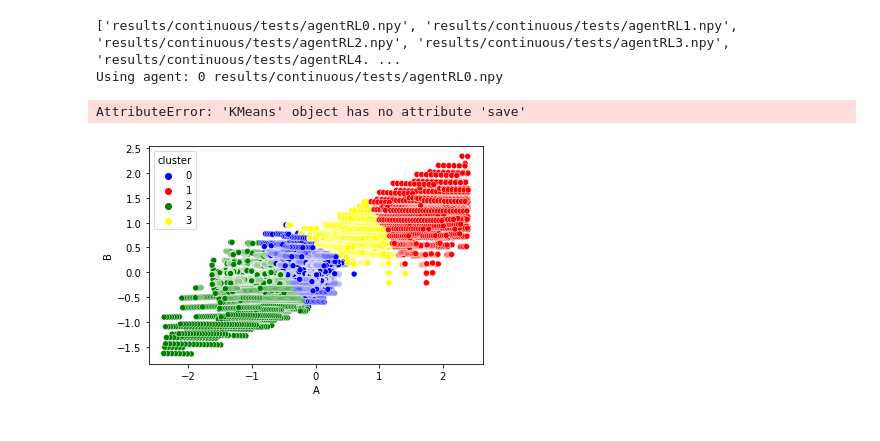
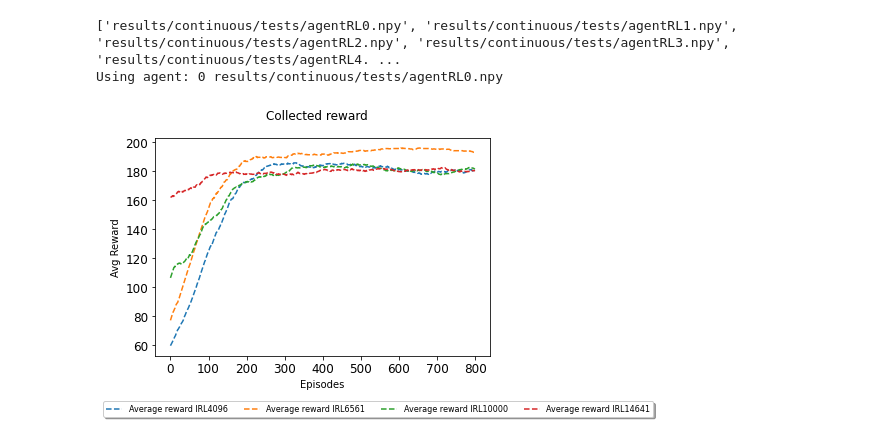
Before and after one commit to mwizard1010/robot-control, a Jupyter notebook: Code/Kmean_scatter.ipynb, the cells around one changed output. Saved outputs shown, nothing was run; the diff lists cells and outputs as text; code cells hidden in the pictures.

```diff
--- a/Code/Kmean_scatter.ipynb
+++ b/Code/Kmean_scatter.ipynb
@@ -3,7 +3,9 @@ import seaborn as sns
 from sklearn.cluster import KMeans
 from agent.ContinuousAgent import CartPoleAgentCont
 from util.Agent import select_agent
+from continuous import trainAgent
 import pickle
+
 
 resultsFolder = 'results/continuous/tests/'
 agent = CartPoleAgentCont()
@@ -14,19 +16,51 @@ print('Using agent:', number, teacherPath)
 with open(resultsFolder + 'agentRL3.npy_gmodelstate', "rb") as f:
     states = pickle.load(f)
 
+teacherAgent.generalise_model = KMeans(n_clusters=6561, n_init=10)
+teacherAgent.generalise_model.fit(states)
 
-teacherAgent.generalise_model = KMeans(n_clusters=4, n_init=10)
-teacherAgent.generalise_model.fit(states)
-label = teacherAgent.generalise_model.predict(states)
-df = {}
-df['A'] = [x[0] for x in states]
-df['B'] = [x[1] for x in states]
-df['cluster'] = label
-dic = {0:"Blue", 1:"Red", 2:"Green", 3:"Yellow"}
-sns.scatterplot(x="A", y="B", data=df, hue="cluster", palette = dic)
 teacherAgent.save(resultsFolder + 'agentRL0.npy')
+
+# label = teacherAgent.generalise_model.predict(states)
+# df = {}
+# df['A'] = [x[0] for x in states]
+# df['B'] = [x[1] for x in states]
+# df['cluster'] = label
+# dic = {0:"Blue", 1:"Red", 2:"Green", 3:"Yellow"}
+# sns.scatterplot(x="A", y="B", data=df, hue="cluster", palette = dic)
 # %% [output]
 ['results/continuous/tests/agentRL0.npy', 'results/continuous/tests/agentRL1.npy', 'results/continuous/tests/agentRL2.npy', 'results/continuous/tests/agentRL3.npy', 'results/continuous/tests/agentRL4. ...
 Using agent: 0 results/continuous/tests/agentRL0.npy
-AttributeError: 'KMeans' object has no attribute 'save'
-[figure, removed]
+# %%
+import numpy as np
+import pandas as pd
+import matplotlib.pyplot as plt
+resultsFolder = 'results/continuous/tests/'
+def get_value(filename, pro = None, acc = None, r= 0) :
+    data = []
+    for i in range(2,3):
+        fname = resultsFolder + filename + '_' + str(pro) + '_' + str(acc) + '_True' + str(r) + '.csv'
+        rw = pd.read_csv(fname).iloc[:,1] # read column 1
+        rw_refined = get_avg(rw)
+        data.append(rw_refined)
+    merged = pd.concat(data,axis=1)
+
+    means = merged.mean(axis=1)
+    return means
+def get_avg(data):
+
+    #get avg last 200 reward
+    num_loop = 200
+    rewards = data.tolist()
+    avg_reward = [0.] * (len(rewards) - num_loop)
+    r_count = 0.
+    for i in range(len(rewards)):
+        r_count += rewards[i]
+        # if(i < 100):
+        #     avg_reward[i] = r_count/(i + 1)
+        # else:
+        if(i >= num_loop):
+            r_count -= rewards[i-num_loop]
+            avg_reward[i - num_loop] = r_count/num_loop
+
+    return pd.Series(avg_reward)
@@ -32,0 +130,4 @@ AttributeError: 'KMeans' object has no attribute 'save'
+# %%
+plotRewards("rewards")
+# %% [output]
+[figure, added]
```
Also changed, not shown: parts of 2 cells of this notebook, 11 other files.
